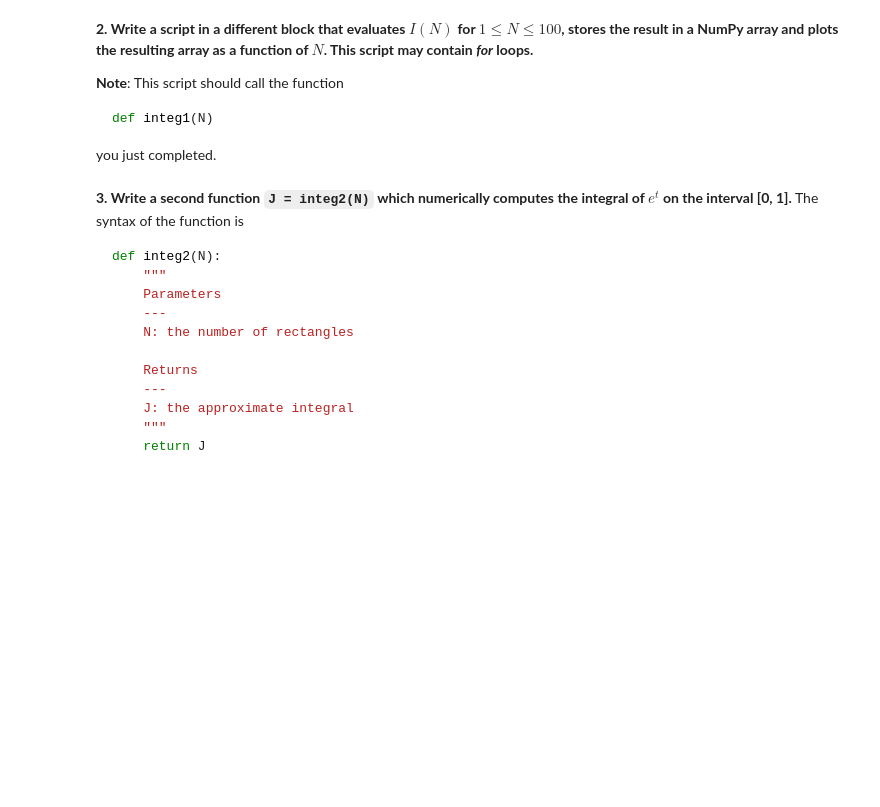
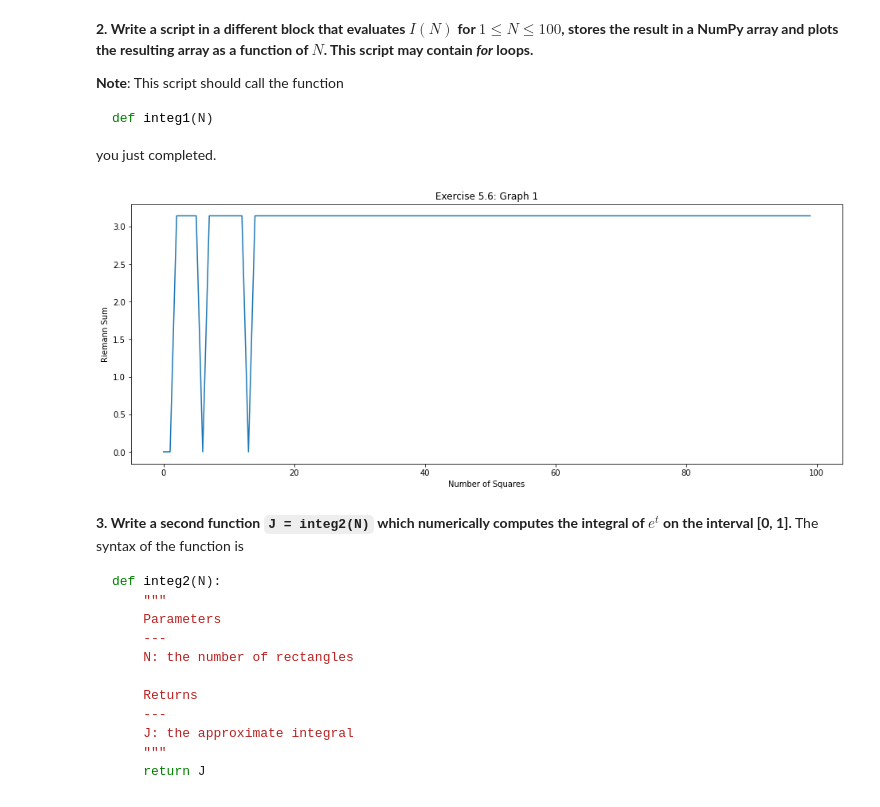
Before and after one commit to cdavin2/dsp_lab01, a Jupyter notebook: lab01_final_report.ipynb, the cells around one changed output. Saved outputs shown, nothing was run; the diff lists cells and outputs as text; code cells hidden in the pictures; blank space fills up the shorter version.

```diff
--- a/lab01_final_report.ipynb
+++ b/lab01_final_report.ipynb
@@ -451,0 +490,17 @@ def integ1(N):
+# %%
+# insert your code here
+def integ1(N):
+    # N is number of rectangles
+    # N + 1 is number of points
+
+    a = 0 # lower bound
+    b = 2*np.pi # upper bound
+    x = np.linspace(a, b, N + 1)
+    f = np.sin(7*x) ** 2
+
+    w = (b - a) / (N) # width of rect
+    I = w * np.sum(f[::1]) # review slice notation besides direct index and ::
+
+    return I
+
+integ1(100)
@@ -462,3 +517,18 @@ you just completed.
+# %%
+# insert your code here
+I_N = []
+for i in range(100):
+    I_N.append(integ1(i+1))
+
+#print(I_N)
+
+plt.plot(I_N)
+plt.title(r"Exercise 5.6: Graph 1")
+plt.ylabel(r"Riemann Sum")
+plt.xlabel(r"Number of Squares")
+plt.show()
+# %% [output]
+[figure, added]
 # %% [markdown]
 **3. Write a second function `J = integ2(N)` which numerically computes the integral of $e^t$ on the interval [0, 1].** The syntax of the function is
 
```
Also changed, not shown: parts of 38 cells of this notebook.
